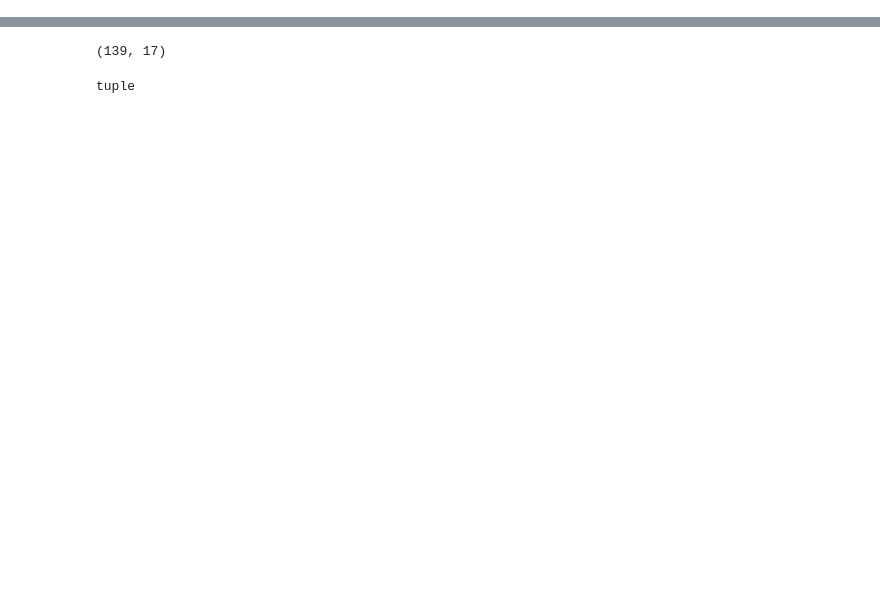
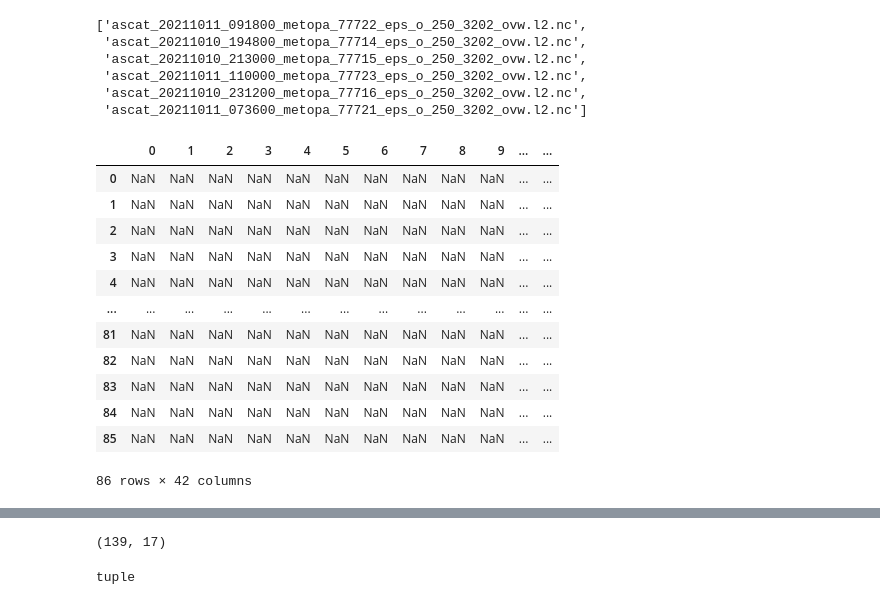
Before and after one commit to soutobias/oceanoobsbrasil, a Jupyter notebook: notebooks/metop.ipynb, the cells around one changed output, grey strips where cells are left out. Drawn from its saved outputs; the diff is of its cells as text; code cells hidden in the pictures; blank space fills up the shorter version.

```diff
--- a/notebooks/metop.ipynb
+++ b/notebooks/metop.ipynb
@@ -0,0 +54,14 @@
+# %%
+coords = [str(lon_min), str(lat_min), str(lon_max), str(lat_max)]
+box = ','.join(coords)
+dataset_id= 'PODAAC-ASOP2-25X01'
+start_date = datetime.strftime(datetime.utcnow()-timedelta(days=2), "%Y-%m-%dT%H:%M:%SZ")
+end_date = datetime.strftime(datetime.utcnow(), "%Y-%m-%dT%H:%M:%SZ")
+
+newData = p.granule_search(dataset_id = dataset_id,
+                        start_time = start_date,
+                        end_time = end_date,
+                        bbox = box,
+                        sort_by = 'timeAsc',
+                        items_per_page = '400',
+                        _format = 'atom')
@@ -0,0 +76,3 @@
+# %%
+searchStr = 'totalResults'
+nFiles = [str(i) for i in newData.strip().split() if searchStr in i]
@@ -0,0 +128,48 @@
+# %%
+list_granules
+# %% [output]
+['ascat_20211011_091800_metopa_77722_eps_o_250_3202_ovw.l2.nc',
+ 'ascat_20211010_194800_metopa_77714_eps_o_250_3202_ovw.l2.nc',
+ 'ascat_20211010_213000_metopa_77715_eps_o_250_3202_ovw.l2.nc',
+ 'ascat_20211011_110000_metopa_77723_eps_o_250_3202_ovw.l2.nc',
+ 'ascat_20211010_231200_metopa_77716_eps_o_250_3202_ovw.l2.nc',
+ 'ascat_20211011_073600_metopa_77721_eps_o_250_3202_ovw.l2.nc']
+# %%
+import xarray as xr
+import pandas as pd
+
+
+
+# Abrindo os arquivos e concatenando os valores, sem nenhum tratamento
+
+wind_flag = pd.DataFrame([], dtype = 'float64')
+wind_dir = pd.DataFrame([], dtype = 'float64')
+wind_speed = pd.DataFrame([], dtype = 'float64')
+wind_time = pd.DataFrame([], dtype = 'float64')
+wind_lat = pd.DataFrame([], dtype = 'float64')
+wind_lon = pd.DataFrame([], dtype = 'float64')
+# %%
+for i in range(len(list_granules)):
+    file = xr.open_dataset('subsetted-' + list_granules[i])
+    wind_flag = wind_flag.append(pd.DataFrame(file['wvc_quality_flag'].values))
+    wind_dir = wind_dir.append(pd.DataFrame(file['wind_dir'].values))
+    wind_speed = wind_speed.append(pd.DataFrame(file['wind_speed'].values))
+    wind_time = wind_time.append(pd.DataFrame(file['time'].values))
+    wind_lat = wind_lat.append(pd.DataFrame(file['lat'].values))
+    wind_lon = wind_lon.append(pd.DataFrame(file['lon'].values))
+# %%
+pd.DataFrame(file['wvc_quality_flag'].values)
+# %% [output]
+|  | 0 | 1 | 2 | 3 | 4 | 5 | 6 | 7 | 8 | 9 | ... | ... |
+| 0 | NaN | NaN | NaN | NaN | NaN | NaN | NaN | NaN | NaN | NaN | ... | ... |
+| 1 | NaN | NaN | NaN | NaN | NaN | NaN | NaN | NaN | NaN | NaN | ... | ... |
+| 2 | NaN | NaN | NaN | NaN | NaN | NaN | NaN | NaN | NaN | NaN | ... | ... |
+| 3 | NaN | NaN | NaN | NaN | NaN | NaN | NaN | NaN | NaN | NaN | ... | ... |
+| 4 | NaN | NaN | NaN | NaN | NaN | NaN | NaN | NaN | NaN | NaN | ... | ... |
+| ... | ... | ... | ... | ... | ... | ... | ... | ... | ... | ... | ... | ... |
+| 81 | NaN | NaN | NaN | NaN | NaN | NaN | NaN | NaN | NaN | NaN | ... | ... |
+| 82 | NaN | NaN | NaN | NaN | NaN | NaN | NaN | NaN | NaN | NaN | ... | ... |
+| 83 | NaN | NaN | NaN | NaN | NaN | NaN | NaN | NaN | NaN | NaN | ... | ... |
+| 84 | NaN | NaN | NaN | NaN | NaN | NaN | NaN | NaN | NaN | NaN | ... | ... |
+| 85 | NaN | NaN | NaN | NaN | NaN | NaN | NaN | NaN | NaN | NaN | ... | ... |
+86 rows × 42 columns
```
Also changed, not shown: parts of 38 cells of this notebook, 33 other files.
